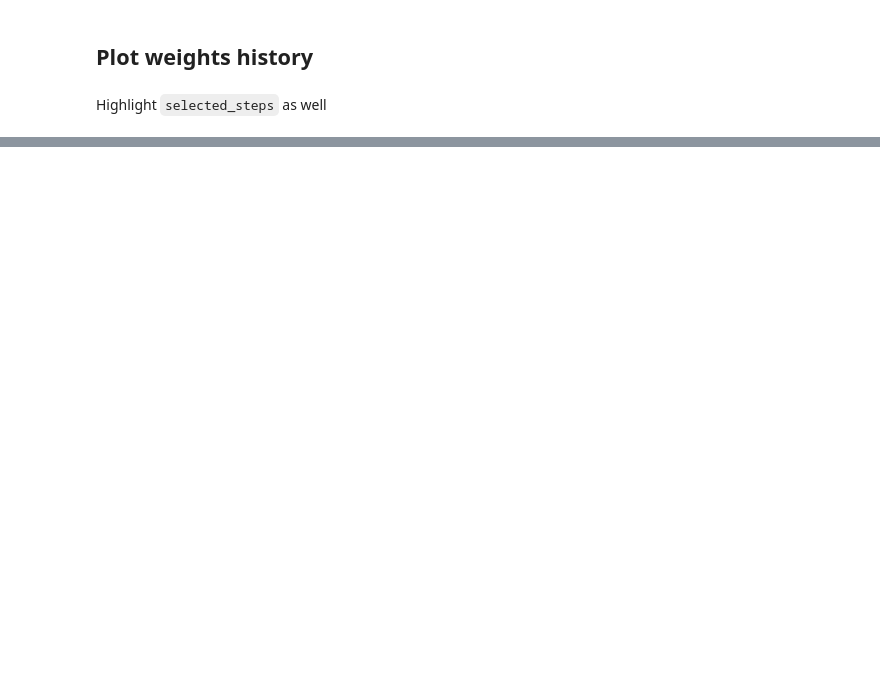
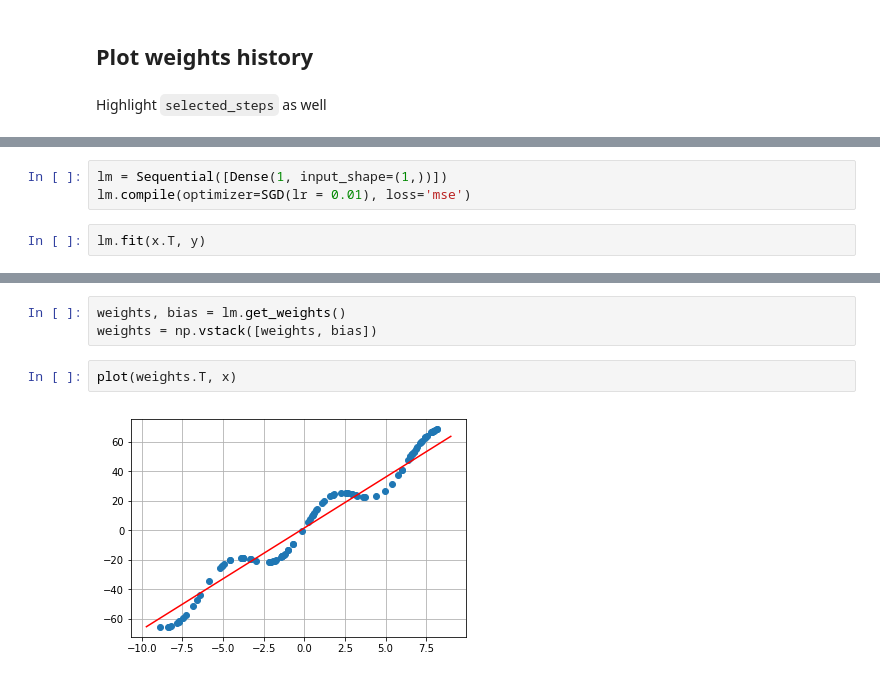
Before and after one commit to quentin-auge/simple-nn, a Jupyter notebook: regression_sgd.ipynb, the cells around one changed output, grey strips where cells are left out. Saved outputs shown, nothing was run; the diff lists cells and outputs as text; blank space fills up the shorter version.

```diff
--- a/regression_sgd.ipynb
+++ b/regression_sgd.ipynb
@@ -266,0 +273,5 @@ plt.show()
+# %%
+lm = Sequential([Dense(1, input_shape=(1,))])
+lm.compile(optimizer=SGD(lr = 0.01), loss='mse')
+# %%
+lm.fit(x.T, y)
@@ -266,0 +300,7 @@ plt.show()
+# %%
+weights, bias = lm.get_weights()
+weights = np.vstack([weights, bias])
+# %%
+plot(weights.T, x)
+# %% [output]
+[figure, added]
```
Also changed, not shown: parts of 11 cells of this notebook, 2 other files.
